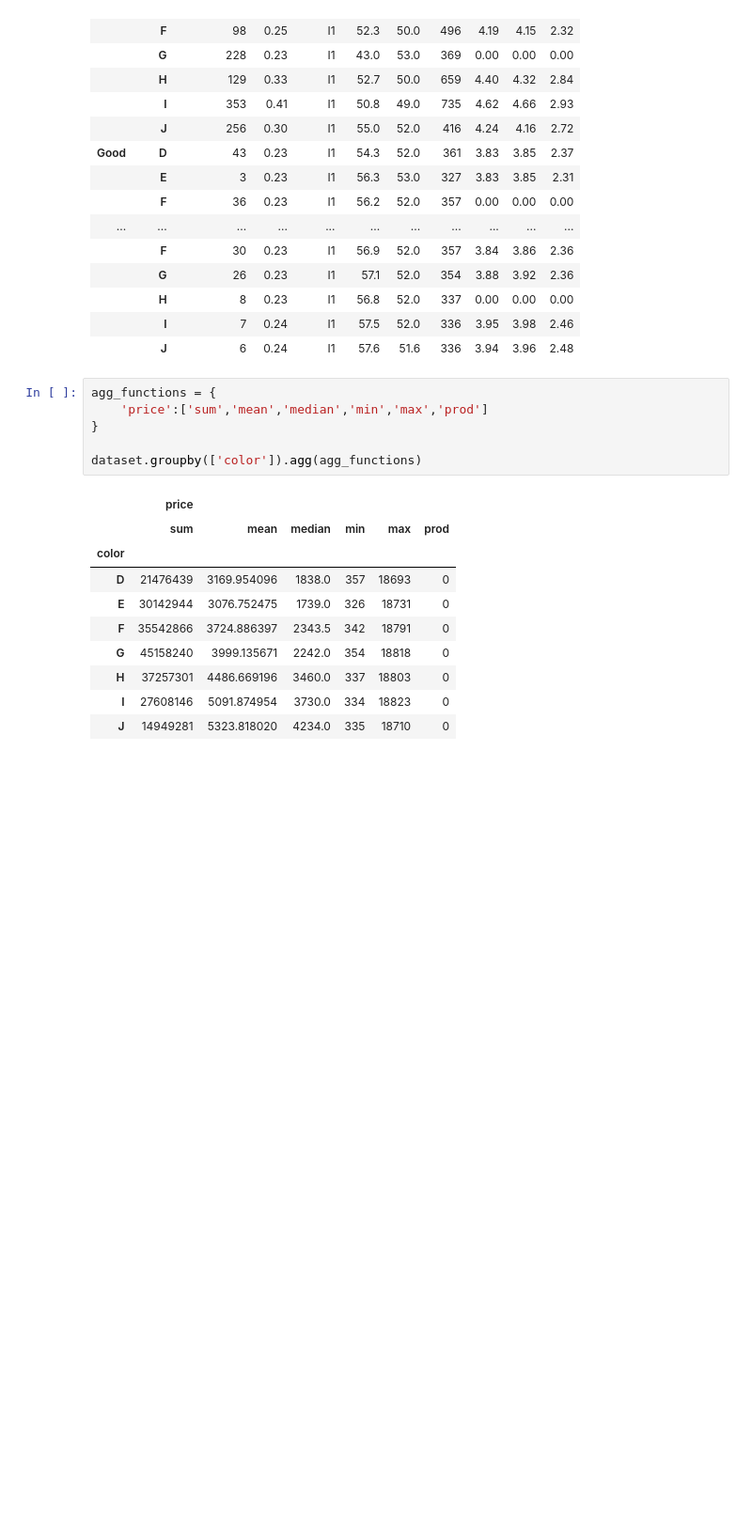
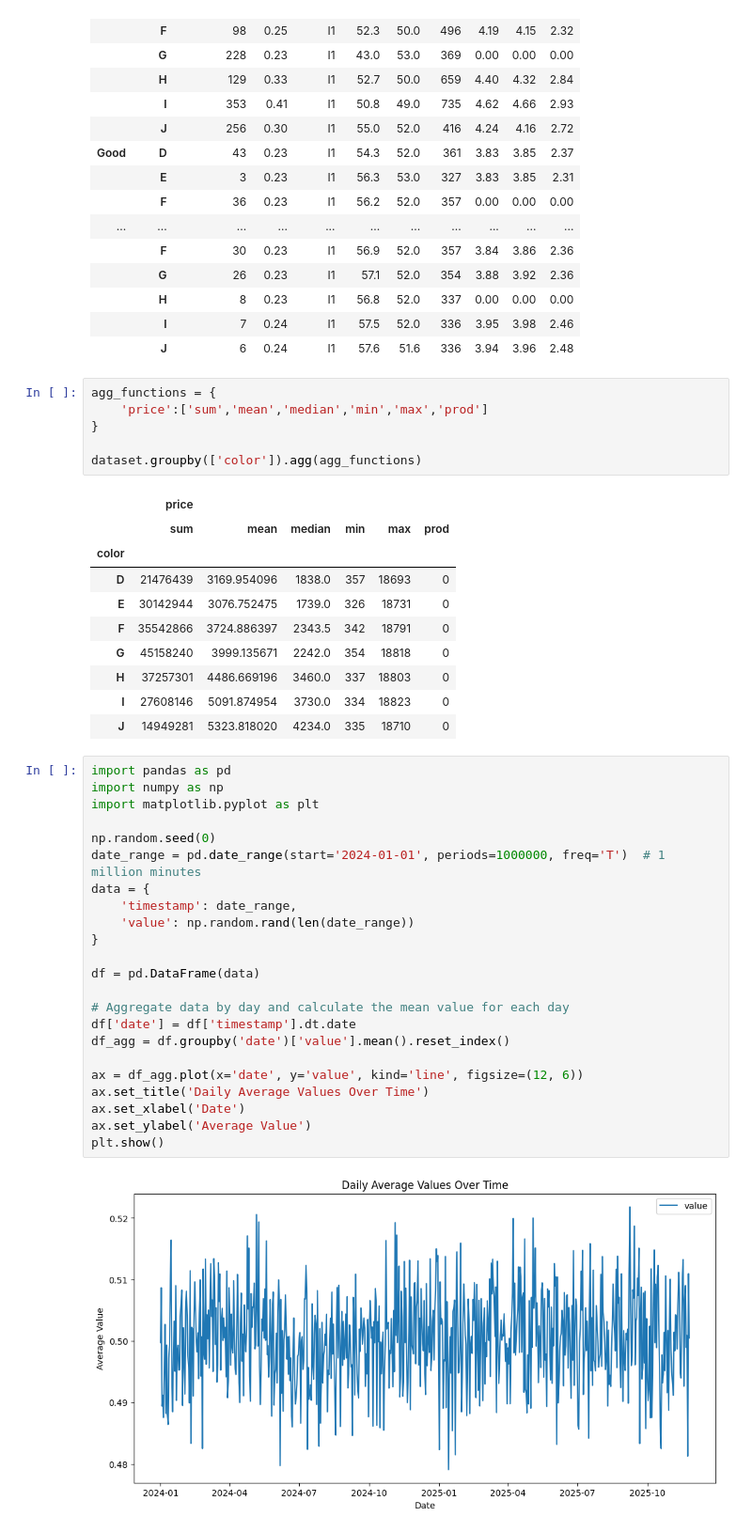
Before and after one commit to Hansaka2001/Data-Analysis-and-Visualization, a Jupyter notebook: pandas/aggregating.ipynb, the cells around one changed output. Shown at 94% size. Drawn from its saved outputs; the diff is of its cells as text; blank space fills up the shorter version.

Commit message:
pandas

```diff
--- a/pandas/aggregating.ipynb
+++ b/pandas/aggregating.ipynb
@@ -132,3 +132,28 @@ dataset.groupby(['color']).agg(agg_functions)
 | H | 37257301 | 4486.669196 | 3460.0 | 337 | 18803 | 0 |
 | I | 27608146 | 5091.874954 | 3730.0 | 334 | 18823 | 0 |
 | J | 14949281 | 5323.818020 | 4234.0 | 335 | 18710 | 0 |
+# %%
+import pandas as pd
+import numpy as np
+import matplotlib.pyplot as plt
+
+np.random.seed(0)
+date_range = pd.date_range(start='2024-01-01', periods=1000000, freq='T')  # 1 million minutes
+data = {
+    'timestamp': date_range,
+    'value': np.random.rand(len(date_range))
+}
+
+df = pd.DataFrame(data)
+
+# Aggregate data by day and calculate the mean value for each day
+df['date'] = df['timestamp'].dt.date
+df_agg = df.groupby('date')['value'].mean().reset_index()
+
+ax = df_agg.plot(x='date', y='value', kind='line', figsize=(12, 6))
+ax.set_title('Daily Average Values Over Time')
+ax.set_xlabel('Date')
+ax.set_ylabel('Average Value')
+plt.show()
+# %% [output]
+[figure, added]
```
